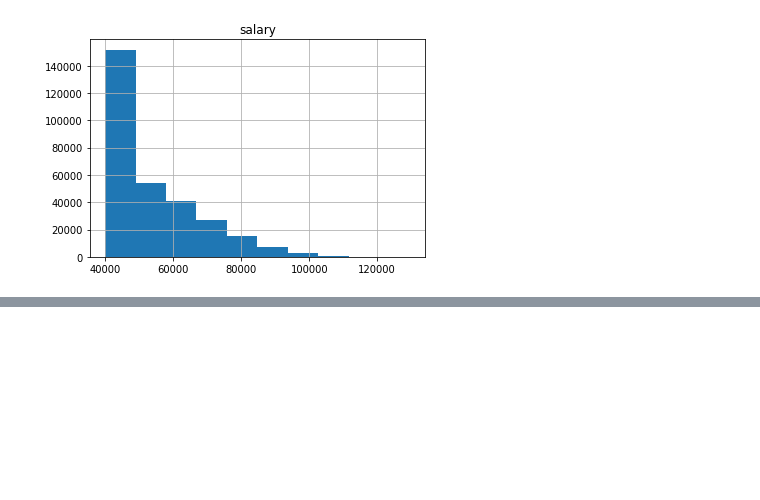
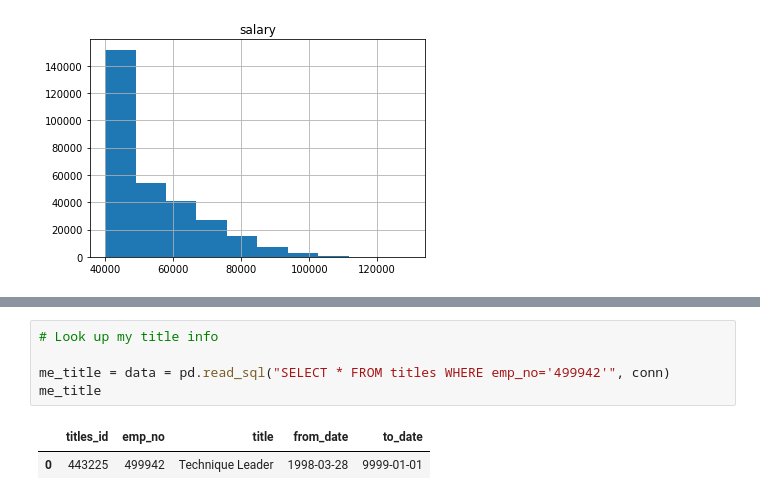
Before and after one commit to ivytiongco/sql-employee-analysis, a Jupyter notebook: EmployeeSQL/employee_bonus.ipynb, the cells around one changed output, grey strips where cells are left out. Drawn from its saved outputs; the diff is of its cells as text; blank space fills up the shorter version.

```diff
--- a/EmployeeSQL/employee_bonus.ipynb
+++ b/EmployeeSQL/employee_bonus.ipynb
@@ -48,0 +64,8 @@ salarybytitle.plot.bar(x="title", rot=45)
+# %%
+# Look up my title info
+
+me_title = data = pd.read_sql("SELECT * FROM titles WHERE emp_no='499942'", conn)
+me_title
+# %% [output]
+|  | titles_id | emp_no | title | from_date | to_date |
+| 0 | 443225 | 499942 | Technique Leader | 1998-03-28 | 9999-01-01 |
```
Also changed, not shown: parts of 6 cells of this notebook.
